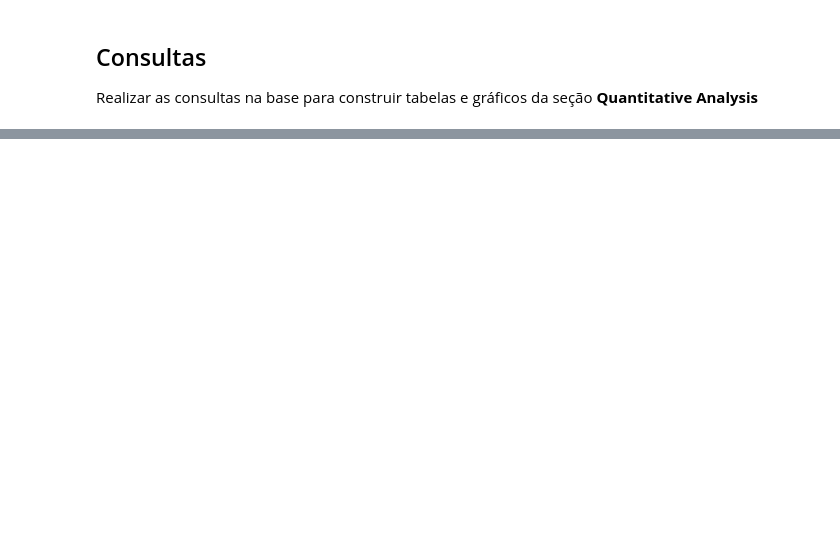
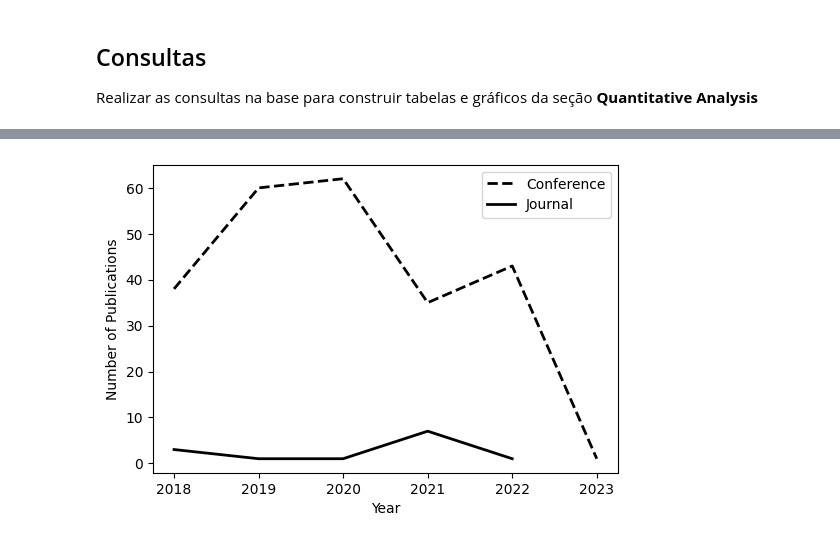
Before and after one commit to JonathanTSilva/FP-MastersDegree, a Jupyter notebook: artigoInduscon.ipynb, the cells around one changed output, grey strips where cells are left out. Drawn from its saved outputs; the diff is of its cells as text; code cells hidden in the pictures; blank space fills up the shorter version.

```diff
--- a/artigoInduscon.ipynb
+++ b/artigoInduscon.ipynb
@@ -108,0 +133,13 @@ Name: count, dtype: int64
+# %%
+grouped = filtered_classified.groupby(['Publication Year', 'Document Identifier']).size().reset_index(name='Count')
+pivot = grouped.pivot(index='Publication Year', columns='Document Identifier', values='Count')
+plt.figure(figsize=(6, 4))
+# lines = pivot.plot(kind='line',linewidth=3)
+plt.plot(pivot.index, pivot['IEEE Conferences'], linestyle='--', color='black', linewidth=2, label='Conference')
+plt.plot(pivot.index, pivot['IEEE Journals'], linestyle='-', color='black', linewidth=2, label='Journal')
+plt.xlabel('Year')
+plt.ylabel('Number of Publications')
+plt.legend(title='', loc='upper right')
+plt.show()
+# %% [output]
+[figure, added]
```
Also changed, not shown: parts of 19 cells of this notebook.
